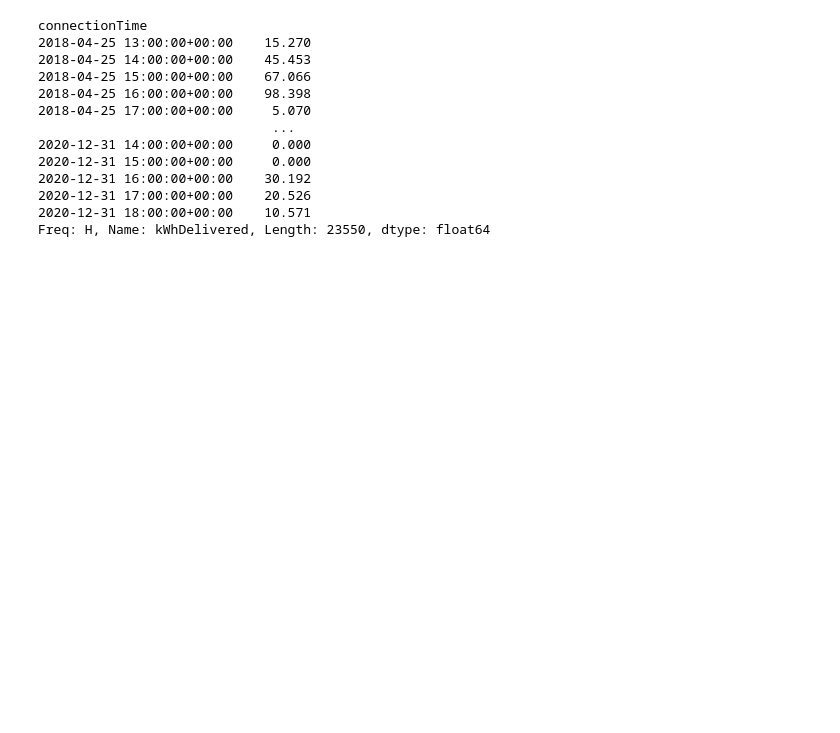
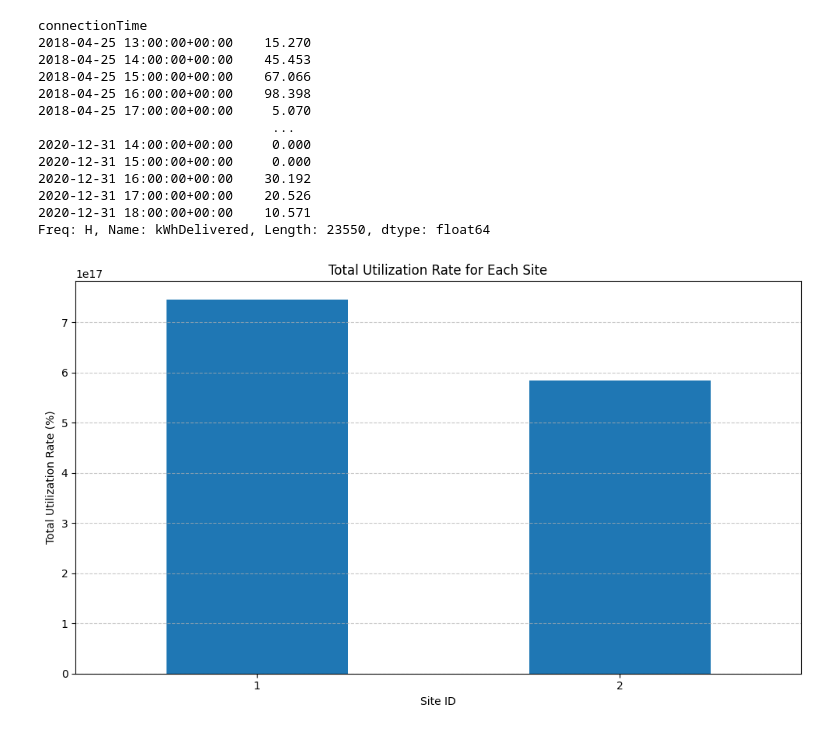
Before and after one commit to S0PEX/AA_Team_9_WS23, a Jupyter notebook: kpi.ipynb, the cells around one changed output. Drawn from its saved outputs; the diff is of its cells as text; code cells hidden in the pictures; blank space fills up the shorter version.

```diff
--- a/kpi.ipynb
+++ b/kpi.ipynb
@@ -101,3 +101,30 @@ connectionTime
 2020-12-31 17:00:00+00:00    20.526
 2020-12-31 18:00:00+00:00    10.571
 Freq: H, Name: kWhDelivered, Length: 23550, dtype: float64
+# %%
+
+
+# Total charging time for each station
+total_charging_time_per_station = 2 * 24  # 2 possibilities * 24 hours
+
+# Calculate total operational hours for each station
+df_charging['TotalOperationalHours'] = (df_charging['disconnectTime'] - df_charging['connectionTime']).dt.total_seconds() / 3600
+
+# Calculate utilization rate for each station
+df_charging['UtilizationRate'] = (df_charging['ChargingTime'] / total_charging_time_per_station) * 100
+
+# Group by siteID and calculate total utilization rate for each site
+total_utilization_rate_per_site = df_charging.groupby('siteID')['UtilizationRate'].sum()
+
+# Plot the total utilization rate for each site
+plt.figure(figsize=(10, 6))
+total_utilization_rate_per_site.plot(kind='bar')
+plt.title('Total Utilization Rate for Each Site')
+plt.xlabel('Site ID')
+plt.ylabel('Total Utilization Rate (%)')
+plt.xticks(rotation=0)
+plt.grid(axis='y', linestyle='--', alpha=0.7)
+plt.tight_layout()
+plt.show()
+# %% [output]
+[figure, added]
```
Also changed, not shown: parts of 5 cells of this notebook.
